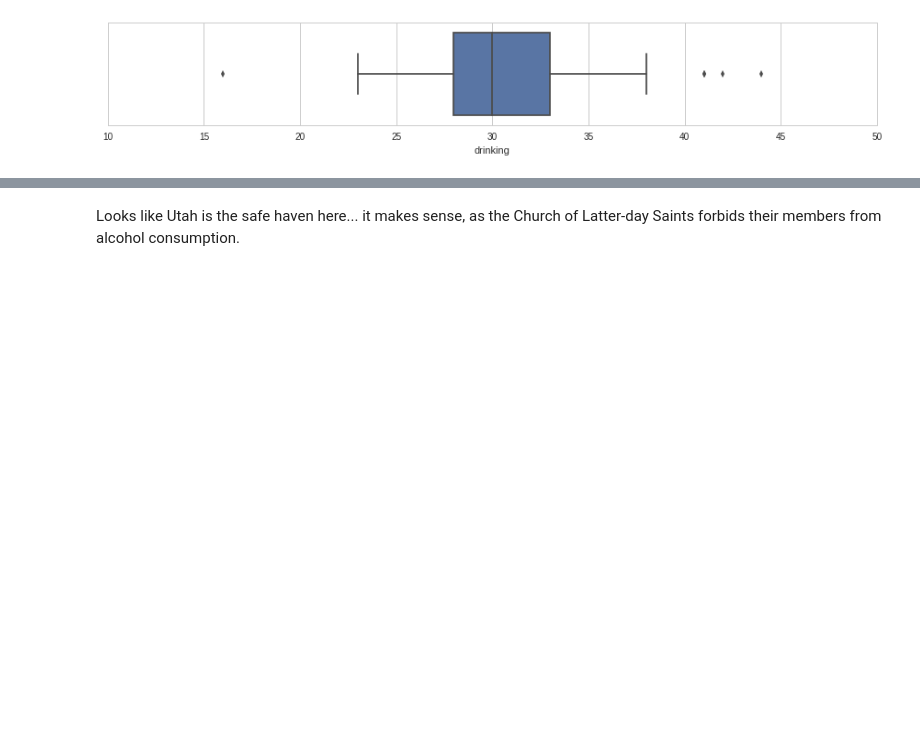
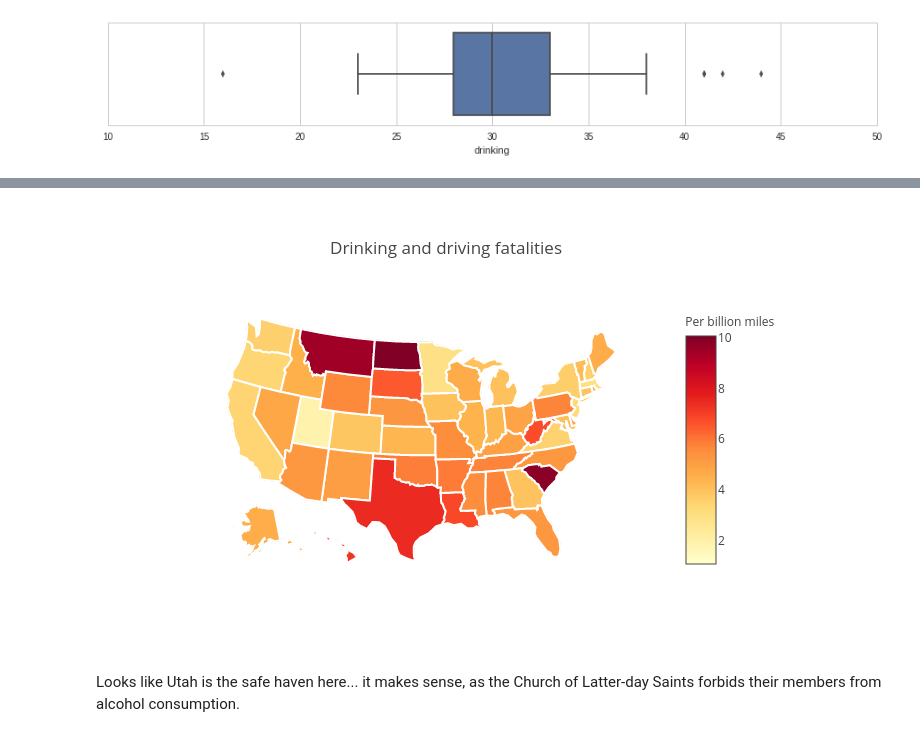
Before and after one commit to jwuphysics/bad-drivers, a Jupyter notebook: Mapping Bad Drivers.ipynb, the cells around one changed output, grey strips where cells are left out. Cells and saved outputs as stored; diff of their text form; code cells hidden in the pictures; blank space fills up the shorter version.

Commit message:
comment iplot() line

```diff
--- a/Mapping Bad Drivers.ipynb
+++ b/Mapping Bad Drivers.ipynb
@@ -273,30 +273,31 @@ sns.boxplot(x='drinking', data=df, ax=ax)
 # %%
 df['alcohol_fatalities'] = df.drinking * df.drivers / 100
 
 
 data = [dict(type='choropleth',
              locations=df.index,
              locationmode='USA-states',
              colorscale='YlOrRd',
              zmin=1.0,
              zmax=10.0,
              reversescale=True,
              z=df.alcohol_fatalities,
              marker={'line': {'color': 'rgb(255, 255, 255)', 'width': 2}},
              colorbar={'title': 'Per billion miles'})]
 
 layout = dict(title='Drinking and driving fatalities',
               geo={'scope': 'usa',
                    'projection': {'type': 'albers usa'},
                    'showlakes': False,
                    'lakecolor': 'rgb(255, 255, 255)'})
 
 fig = dict(data=data, layout=layout)
 
-iplot(fig, image='png')
+#iplot(fig, image='png')
 Image('images/drinking.png')
 # %% [output]
 [interactive output not drawn]
+[figure, added]
 # %% [markdown]
 Looks like Utah is the safe haven here... it makes sense, as the Church of Latter-day Saints forbids their members from alcohol consumption.
 # %% [markdown]
```
Also changed, not shown: parts of 2 cells of this notebook.
